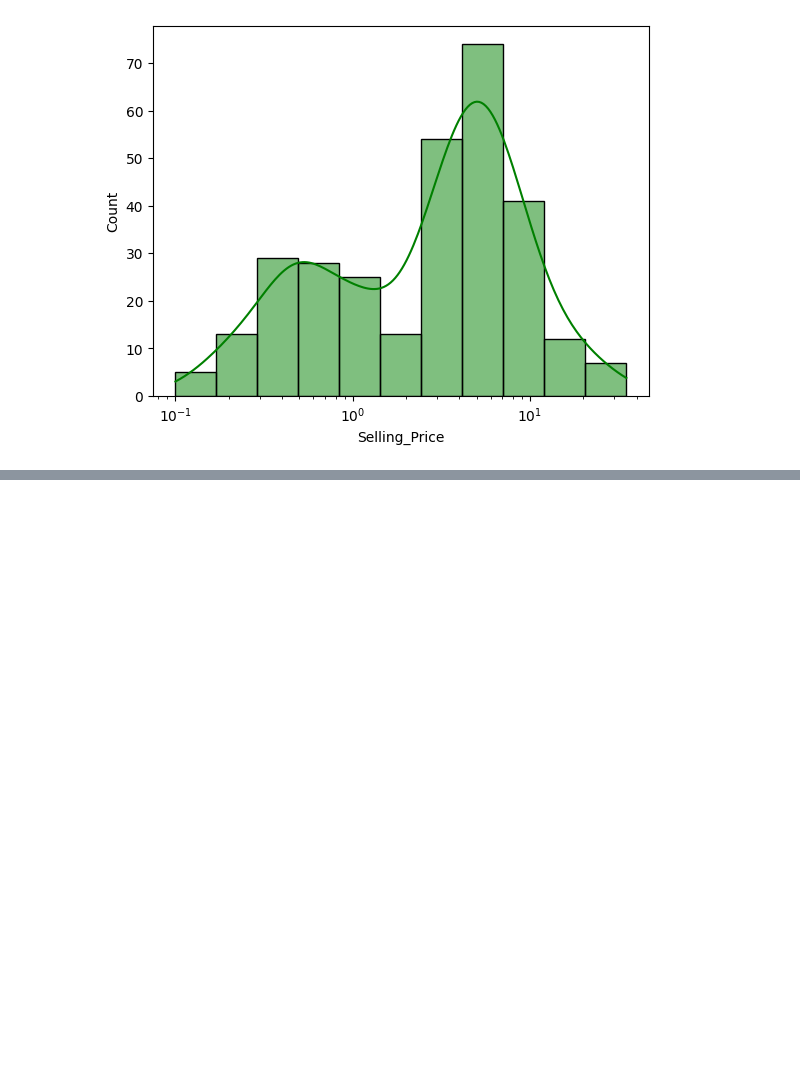
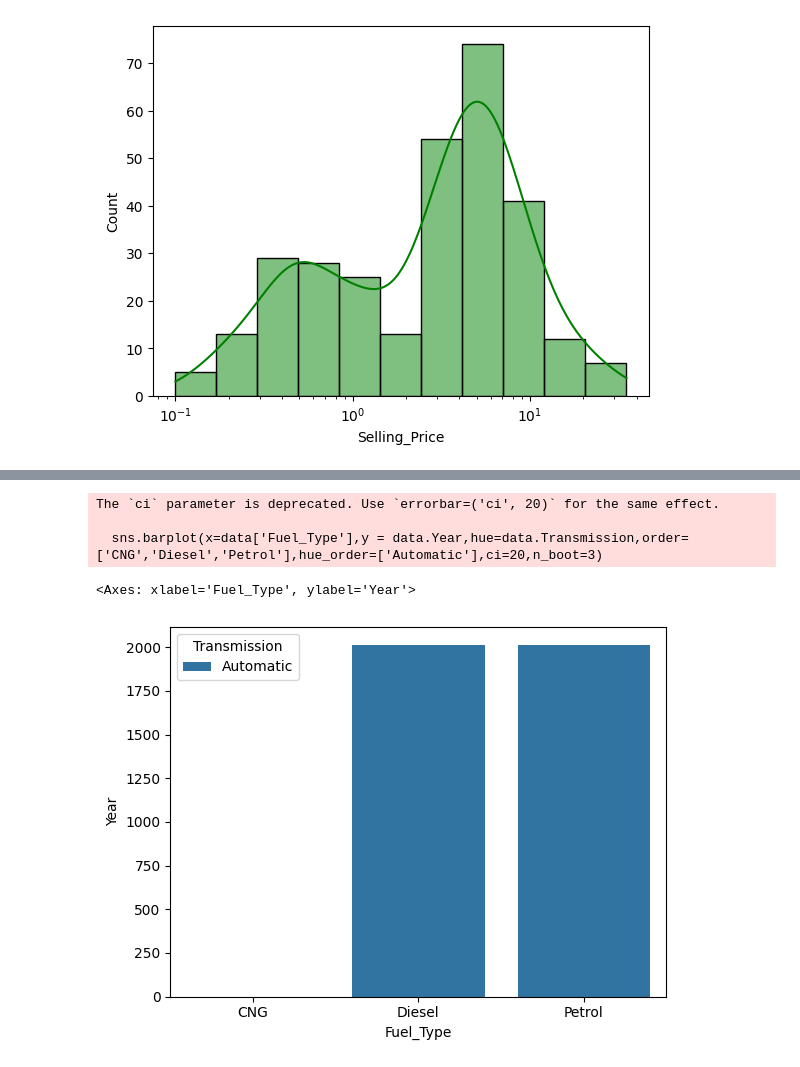
Before and after one commit to Nanda-Kiran-Royal/Learning_Seaborn, a Jupyter notebook: Seaborn.ipynb, the cells around one changed output, grey strips where cells are left out. Saved outputs shown, nothing was run; the diff lists cells and outputs as text; code cells hidden in the pictures; blank space fills up the shorter version.

Commit message:
Learnt how to plot Barplots in seaborn and differnet parameters of barplot function

```diff
--- a/Seaborn.ipynb
+++ b/Seaborn.ipynb
@@ -58,0 +70,8 @@ sns.histplot(data.Selling_Price,kde=True,color='g',log_scale=True)
+# %%
+sns.barplot(x=data['Fuel_Type'],y = data.Year,hue=data.Transmission,order=['CNG','Diesel','Petrol'],hue_order=['Automatic'],ci=20,n_boot=3)
+# %% [output]
+The `ci` parameter is deprecated. Use `errorbar=('ci', 20)` for the same effect.
+
+  sns.barplot(x=data['Fuel_Type'],y = data.Year,hue=data.Transmission,order=['CNG','Diesel','Petrol'],hue_order=['Automatic'],ci=20,n_boot=3)
+<Axes: xlabel='Fuel_Type', ylabel='Year'>
+[figure, added]
```
Also changed, not shown: parts of 4 cells of this notebook.
